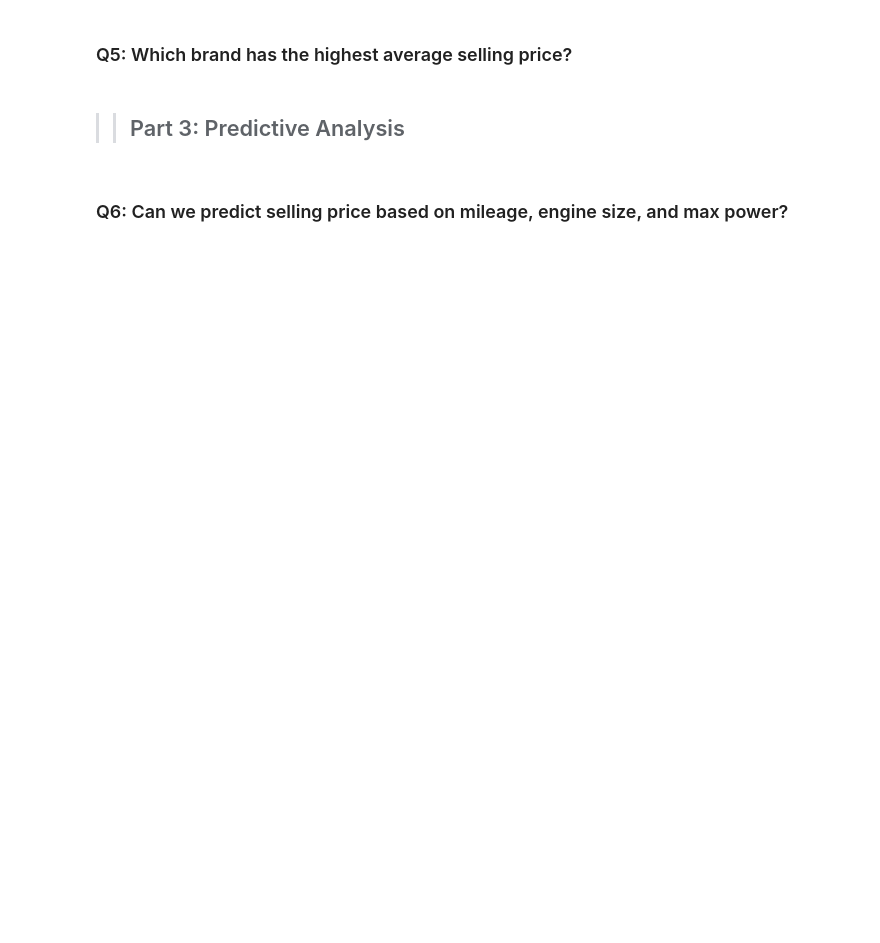
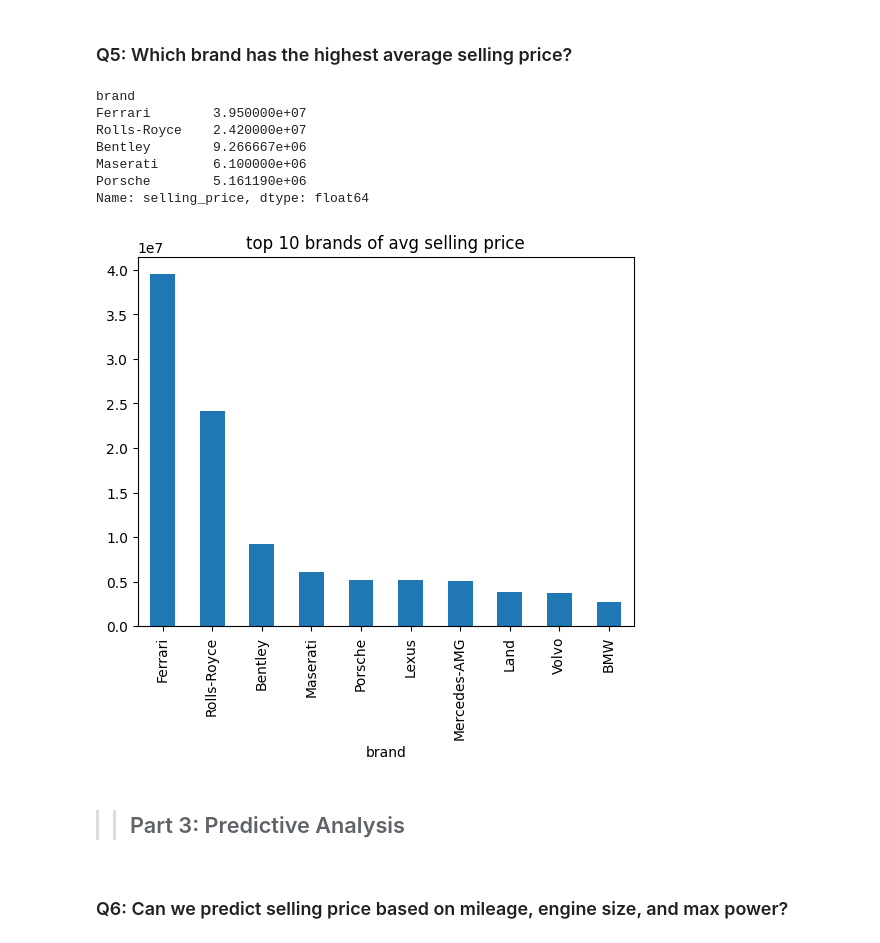
Before and after one commit to Vivek30092/AL603B-Data-and-Visual-Analytics, a Jupyter notebook: 01_Exp01.ipynb, the cells around one changed output. Saved outputs shown, nothing was run; the diff lists cells and outputs as text; code cells hidden in the pictures; blank space fills up the shorter version.

```diff
--- a/01_Exp01.ipynb
+++ b/01_Exp01.ipynb
@@ -116,5 +134,22 @@ plt.show()
 # %% [markdown]
 ### Q5: Which brand has the highest average selling price?
+# %%
+df['brand'] = df['car_name'].str.split().str[0]
+brand_avg_price = df.groupby('brand')['selling_price'].mean().sort_values(ascending=False)
+
+print(brand_avg_price.head())
+brand_avg_price.head(10).plot(kind='bar')
+plt.title("top 10 brands of avg selling price")
+plt.show()
+# %% [output]
+brand
+Ferrari        3.950000e+07
+Rolls-Royce    2.420000e+07
+Bentley        9.266667e+06
+Maserati       6.100000e+06
+Porsche        5.161190e+06
+Name: selling_price, dtype: float64
+[figure, added]
 # %% [markdown]
 >> ## Part 3: Predictive Analysis
 # %% [markdown]
```
Also changed, not shown: parts of 4 cells of this notebook.
